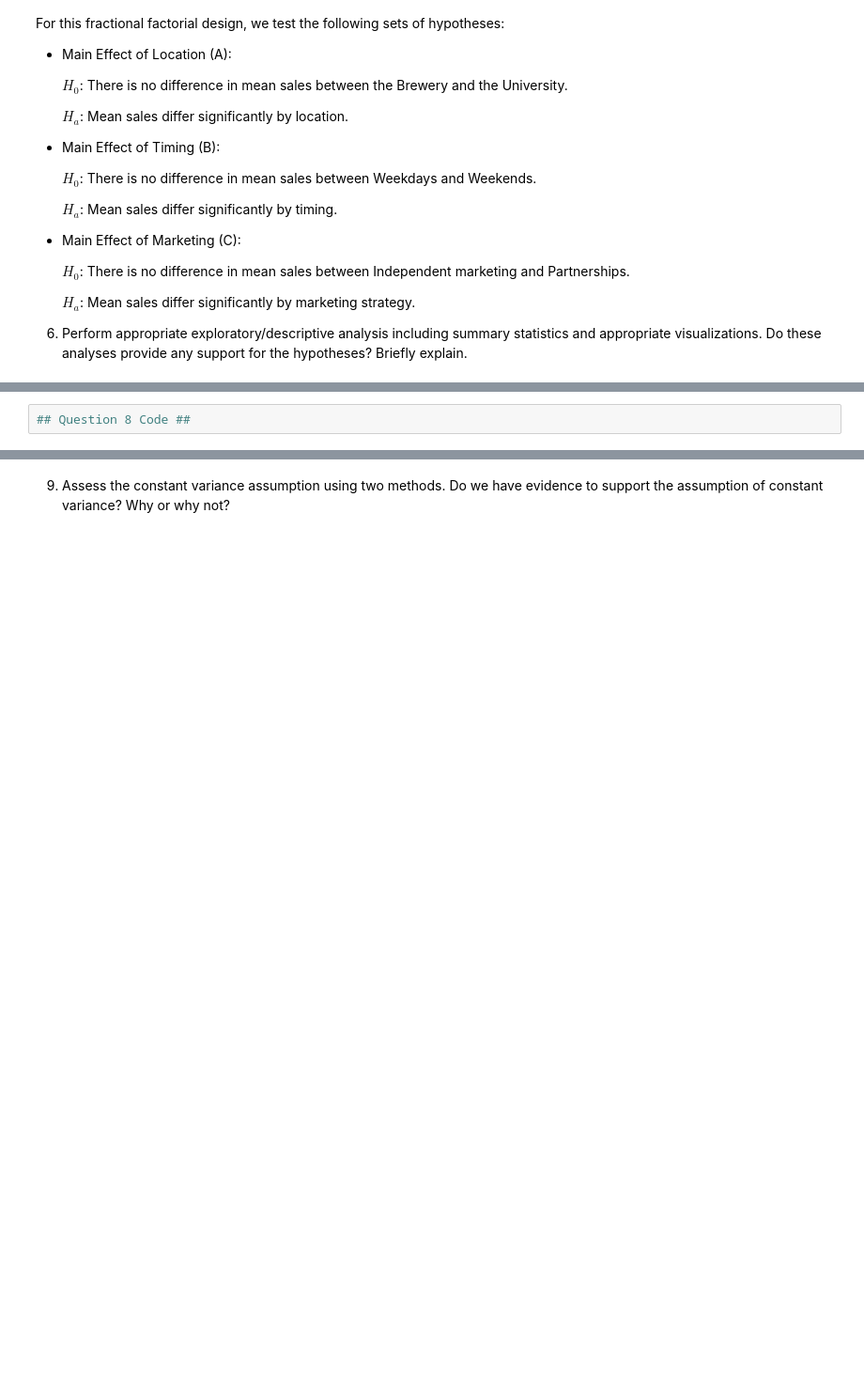
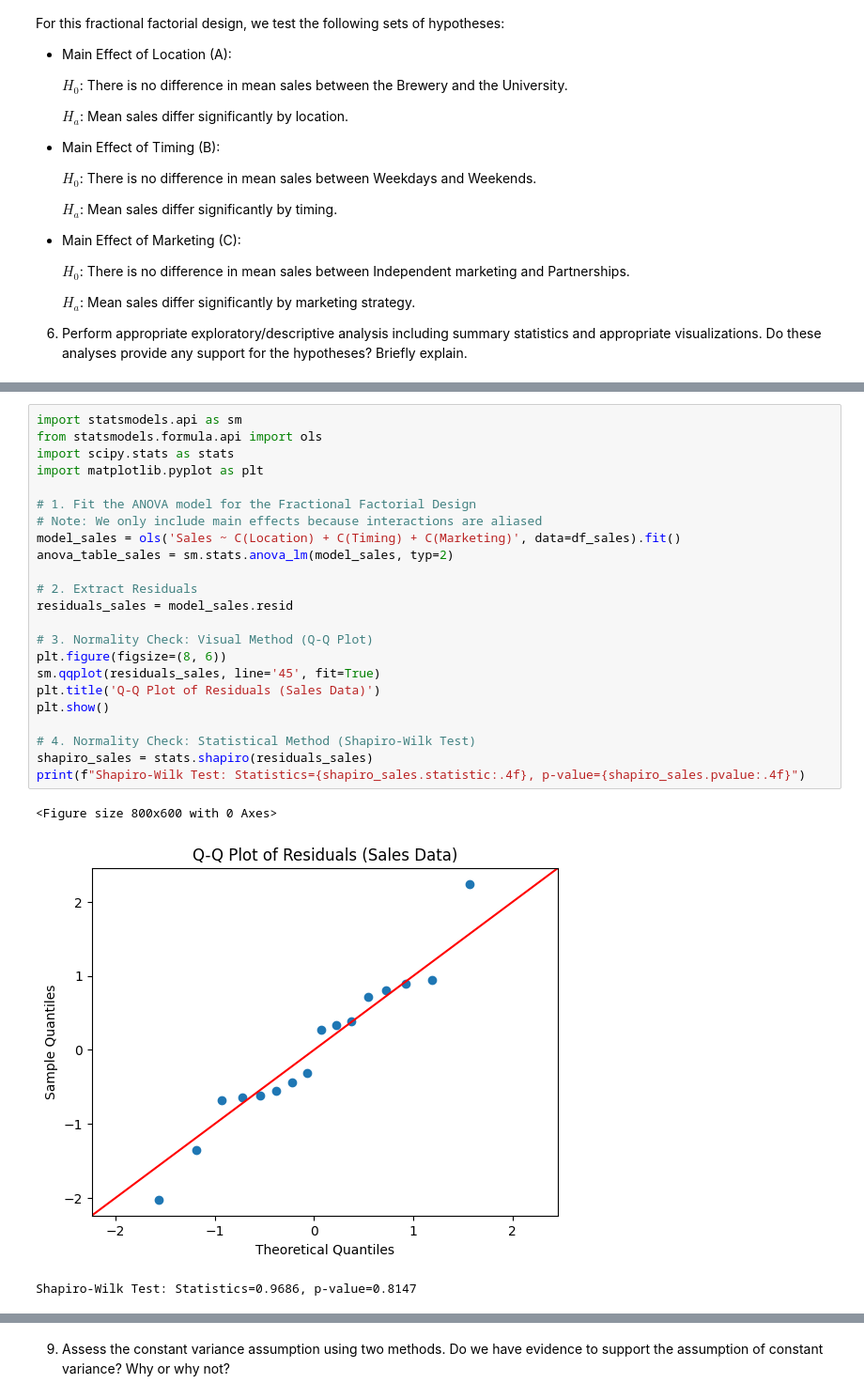
Before and after one commit to MihretTe/STAT-7220-Applied-Experimental-Design, a Jupyter notebook: Assignments/Final-Exam/Final-Exam.ipynb, the cells around one changed output, grey strips where cells are left out. Shown at 94% size. Cells and saved outputs as stored; diff of their text form; blank space fills up the shorter version.

```diff
--- a/Assignments/Final-Exam/Final-Exam.ipynb
+++ b/Assignments/Final-Exam/Final-Exam.ipynb
@@ -386,3 +463,28 @@ For this fractional factorial design, we test the following sets of hypotheses:
 8. Fit the appropriate ANOVA model to the data. Assess the normality assumption using two methods. Do we have evidence to support the assumption of normality? Why or why not?
 # %%
-## Question 8 Code ##
+import statsmodels.api as sm
+from statsmodels.formula.api import ols
+import scipy.stats as stats
+import matplotlib.pyplot as plt
+
+# 1. Fit the ANOVA model for the Fractional Factorial Design
+# Note: We only include main effects because interactions are aliased
+model_sales = ols('Sales ~ C(Location) + C(Timing) + C(Marketing)', data=df_sales).fit()
+anova_table_sales = sm.stats.anova_lm(model_sales, typ=2)
+
+# 2. Extract Residuals
+residuals_sales = model_sales.resid
+
+# 3. Normality Check: Visual Method (Q-Q Plot)
+plt.figure(figsize=(8, 6))
+sm.qqplot(residuals_sales, line='45', fit=True)
+plt.title('Q-Q Plot of Residuals (Sales Data)')
+plt.show()
+
+# 4. Normality Check: Statistical Method (Shapiro-Wilk Test)
+shapiro_sales = stats.shapiro(residuals_sales)
+print(f"Shapiro-Wilk Test: Statistics={shapiro_sales.statistic:.4f}, p-value={shapiro_sales.pvalue:.4f}")
+# %% [output]
+<Figure size 800x600 with 0 Axes>
+[figure, added]
+Shapiro-Wilk Test: Statistics=0.9686, p-value=0.8147
```
Also changed, not shown: parts of 5 cells of this notebook.
